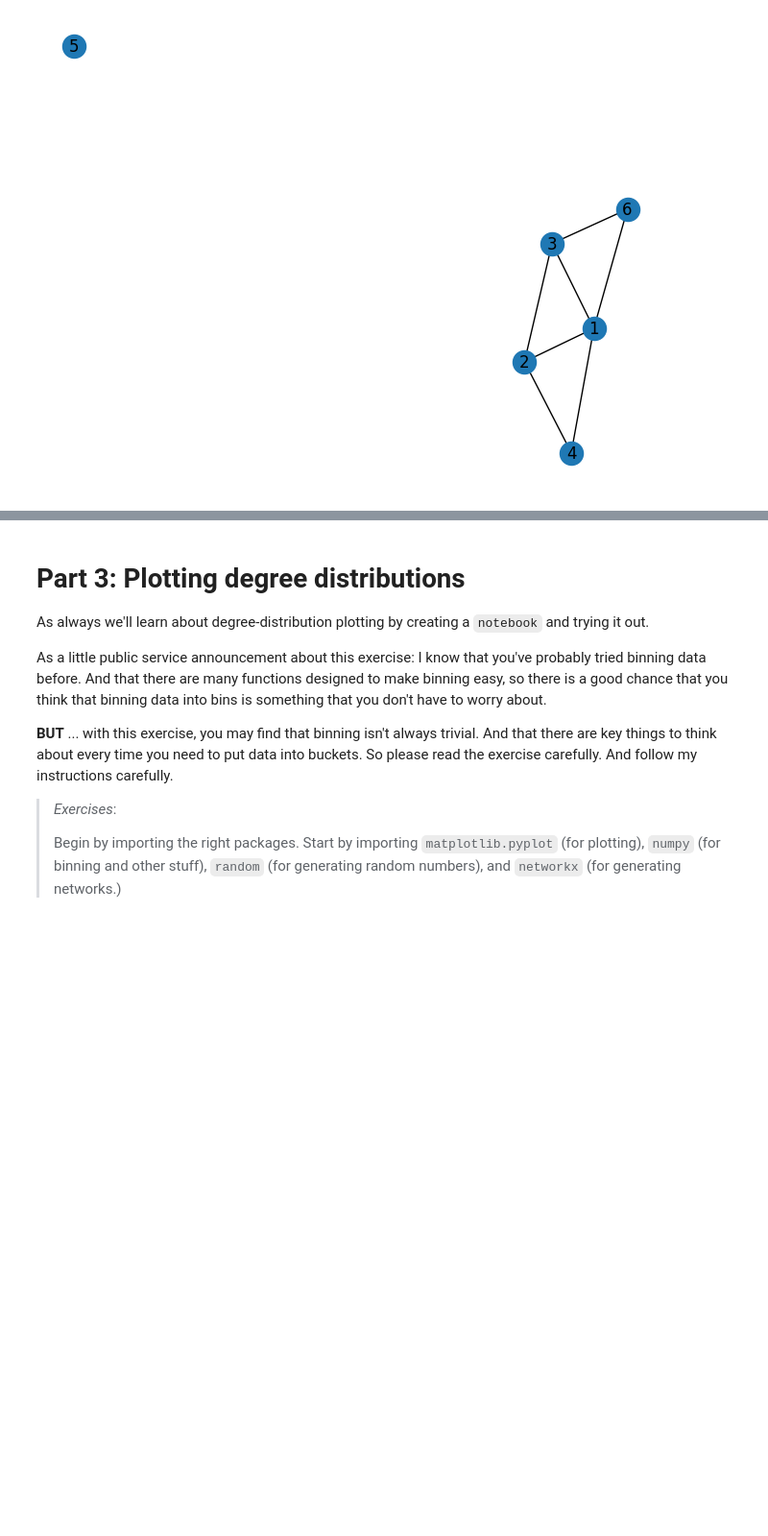
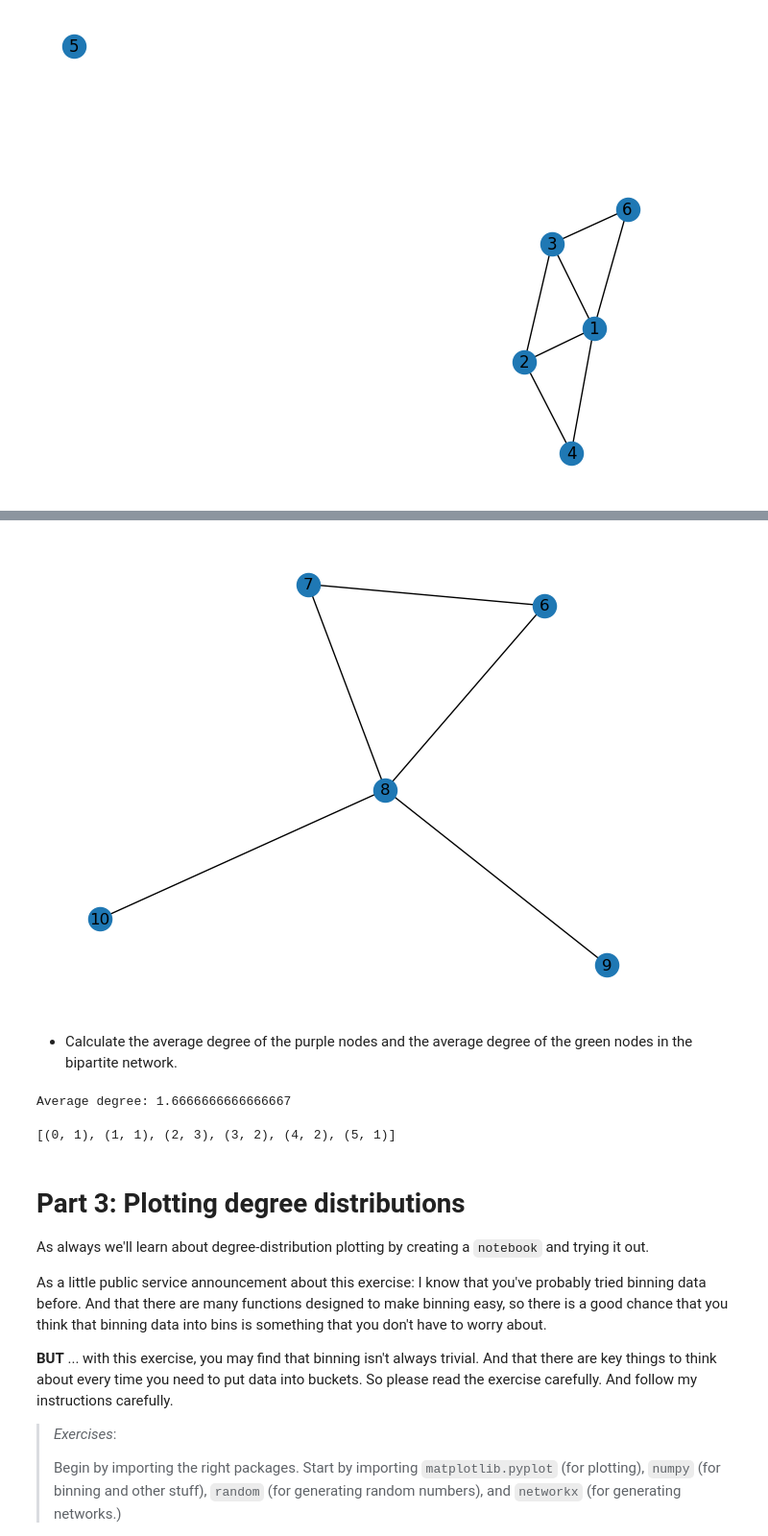
Before and after one commit to jereml99/socialgraphs2023, a Jupyter notebook: lectures/Week2.ipynb, the cells around one changed output, grey strips where cells are left out. Shown at 96% size. Cells and saved outputs as stored; diff of their text form; code cells hidden in the pictures; blank space fills up the shorter version.

```diff
--- a/lectures/Week2.ipynb
+++ b/lectures/Week2.ipynb
@@ -211,3 +232,23 @@ plt.show()
+# %%
+G = proj_2
+pos = nx.spring_layout(G)
+
+nx.draw(G, pos, with_labels=True)
+plt.show()
+# %% [output]
+[figure, added]
+# %% [markdown]
+* Calculate the average degree of the purple nodes and the average degree of the green nodes in the bipartite network.
+# %%
+l = [bipartite_graph.degree[i] for i in range(0,6)]
+avg = sum(l)/len(l)
+print(f"Average degree purple nodes: {avg}")
+# %% [output]
+Average degree: 1.6666666666666667
+# %%
+print(l)
+# %% [output]
+[(0, 1), (1, 1), (2, 3), (3, 2), (4, 2), (5, 1)]
 # %% [markdown]
 # Part 3: Plotting degree distributions
 
```
Also changed, not shown: parts of 7 cells of this notebook.
